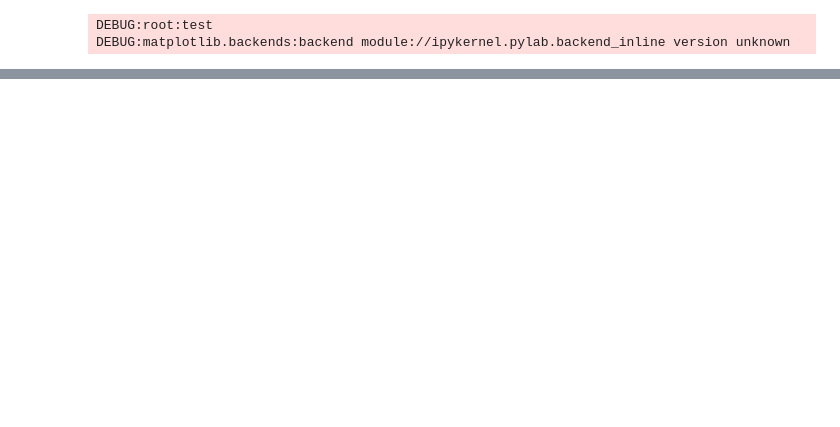
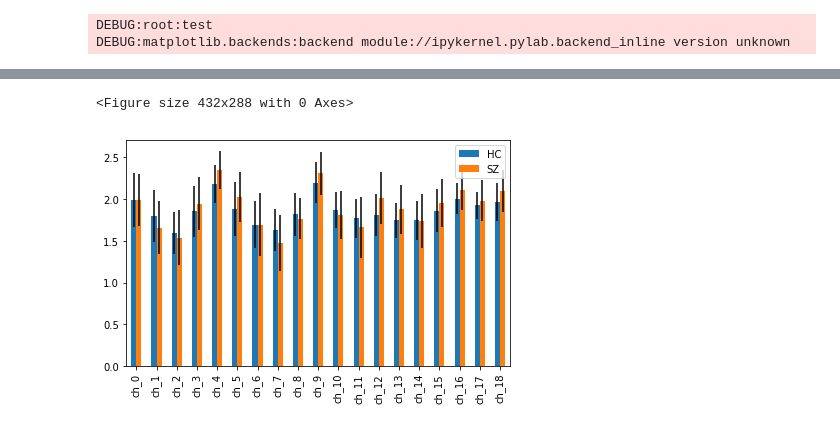
Before and after one commit to cjotade/dynamicinfo-eeg, a Jupyter notebook: src/plot_results.ipynb, the cells around one changed output, grey strips where cells are left out. Cells and saved outputs as stored; diff of their text form; code cells hidden in the pictures; blank space fills up the shorter version.

```diff
--- a/src/plot_results.ipynb
+++ b/src/plot_results.ipynb
@@ -130 +203,14 @@ plt.show()
+# %%
+df_median_concat = pd.concat([df_mean_hc.median(), df_mean_sz.median()], axis=1)
+df_median_concat.columns = ["HC", "SZ"]
+
+df_median_std_concat = pd.concat([df_mean_hc_std.median(), df_mean_sz_std.median()], axis=1)
+df_median_std_concat.columns = ["HC", "SZ"]
+
+plt.figure()
+df_mean_concat.plot(kind="bar", yerr=df_median_std_concat)
+plt.tight_layout()
+# %% [output]
+<Figure size 432x288 with 0 Axes>
+[figure, added]
 # %%
```
Also changed, not shown: parts of 12 cells of this notebook, 3 other files.
